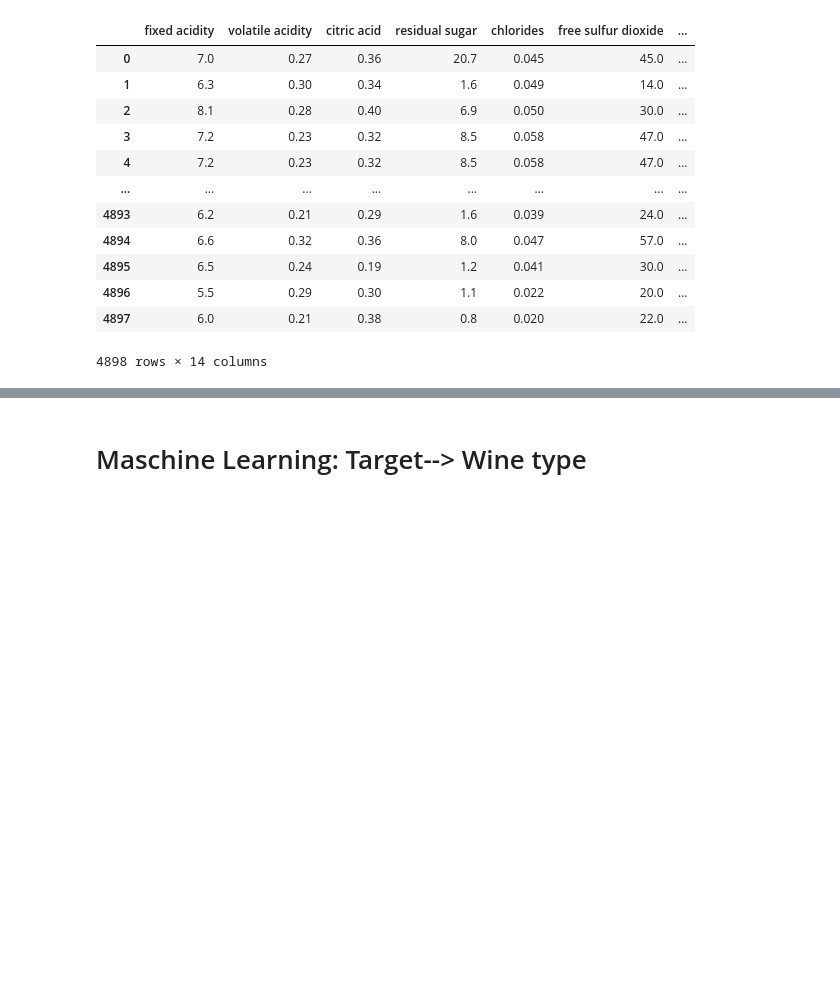
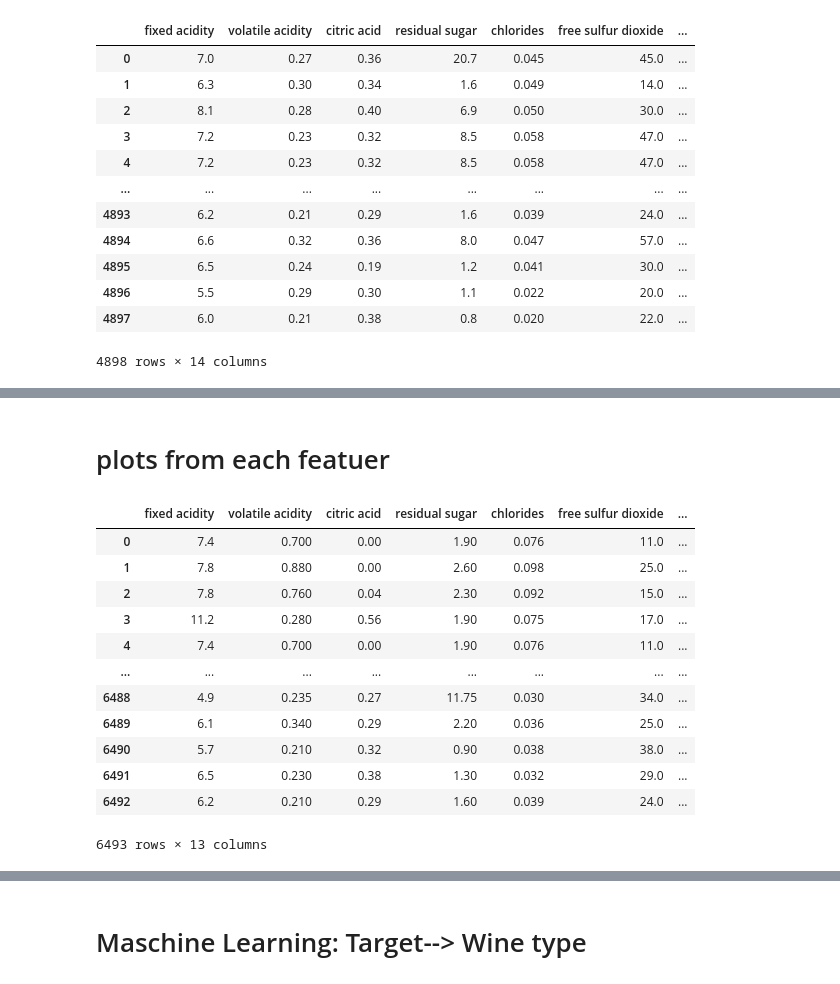
Before and after one commit to satomi26/Project-2, a Jupyter notebook: maschine_learning_modell.ipynb, the cells around one changed output, grey strips where cells are left out. Saved outputs shown, nothing was run; the diff lists cells and outputs as text; code cells hidden in the pictures; blank space fills up the shorter version.

```diff
--- a/maschine_learning_modell.ipynb
+++ b/maschine_learning_modell.ipynb
@@ -81,0 +99,19 @@ df_white
+# %% [markdown]
+# plots from each featuer
+# %%
+df1 = df.drop(columns = "quality_label", axis = 1)
+df1
+# %% [output]
+|  | fixed acidity | volatile acidity | citric acid | residual sugar | chlorides | free sulfur dioxide | ... |
+| 0 | 7.4 | 0.700 | 0.00 | 1.90 | 0.076 | 11.0 | ... |
+| 1 | 7.8 | 0.880 | 0.00 | 2.60 | 0.098 | 25.0 | ... |
+| 2 | 7.8 | 0.760 | 0.04 | 2.30 | 0.092 | 15.0 | ... |
+| 3 | 11.2 | 0.280 | 0.56 | 1.90 | 0.075 | 17.0 | ... |
+| 4 | 7.4 | 0.700 | 0.00 | 1.90 | 0.076 | 11.0 | ... |
+| ... | ... | ... | ... | ... | ... | ... | ... |
+| 6488 | 4.9 | 0.235 | 0.27 | 11.75 | 0.030 | 34.0 | ... |
+| 6489 | 6.1 | 0.340 | 0.29 | 2.20 | 0.036 | 25.0 | ... |
+| 6490 | 5.7 | 0.210 | 0.32 | 0.90 | 0.038 | 38.0 | ... |
+| 6491 | 6.5 | 0.230 | 0.38 | 1.30 | 0.032 | 29.0 | ... |
+| 6492 | 6.2 | 0.210 | 0.29 | 1.60 | 0.039 | 24.0 | ... |
+6493 rows × 13 columns
```
Also changed, not shown: parts of 24 cells of this notebook, 1 other file.
